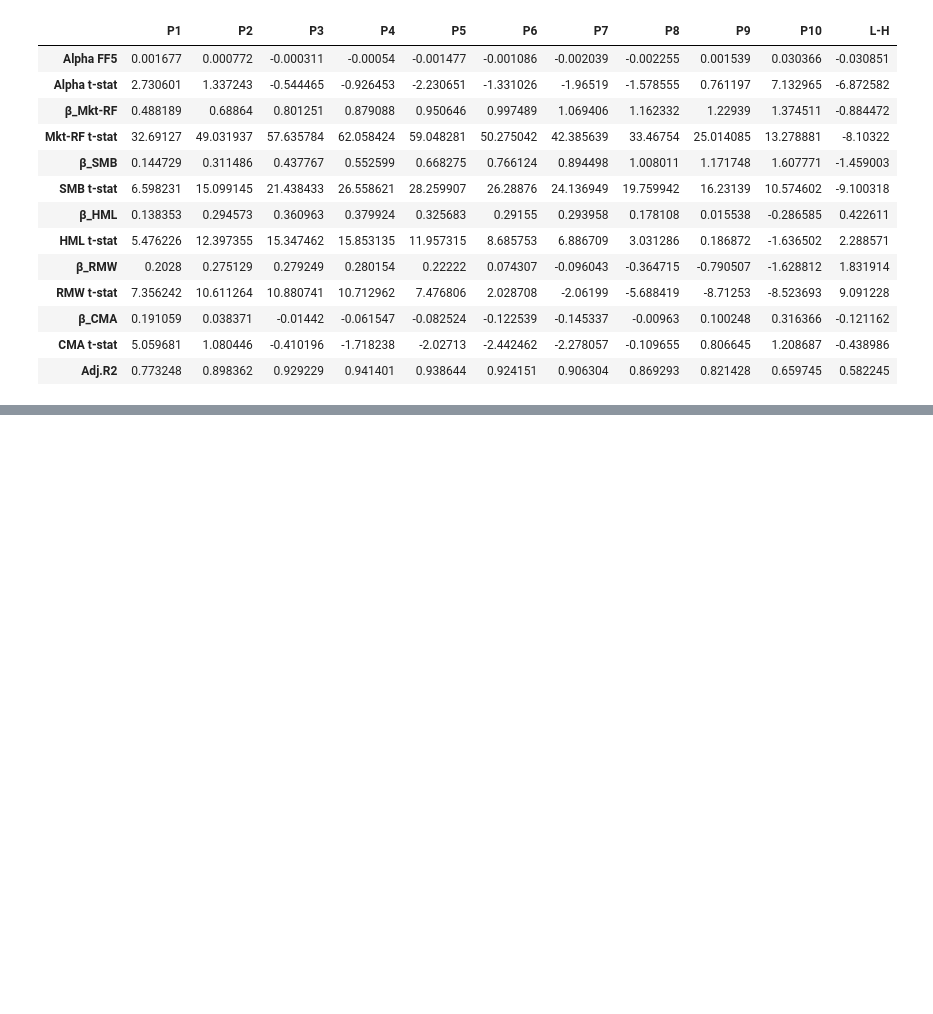
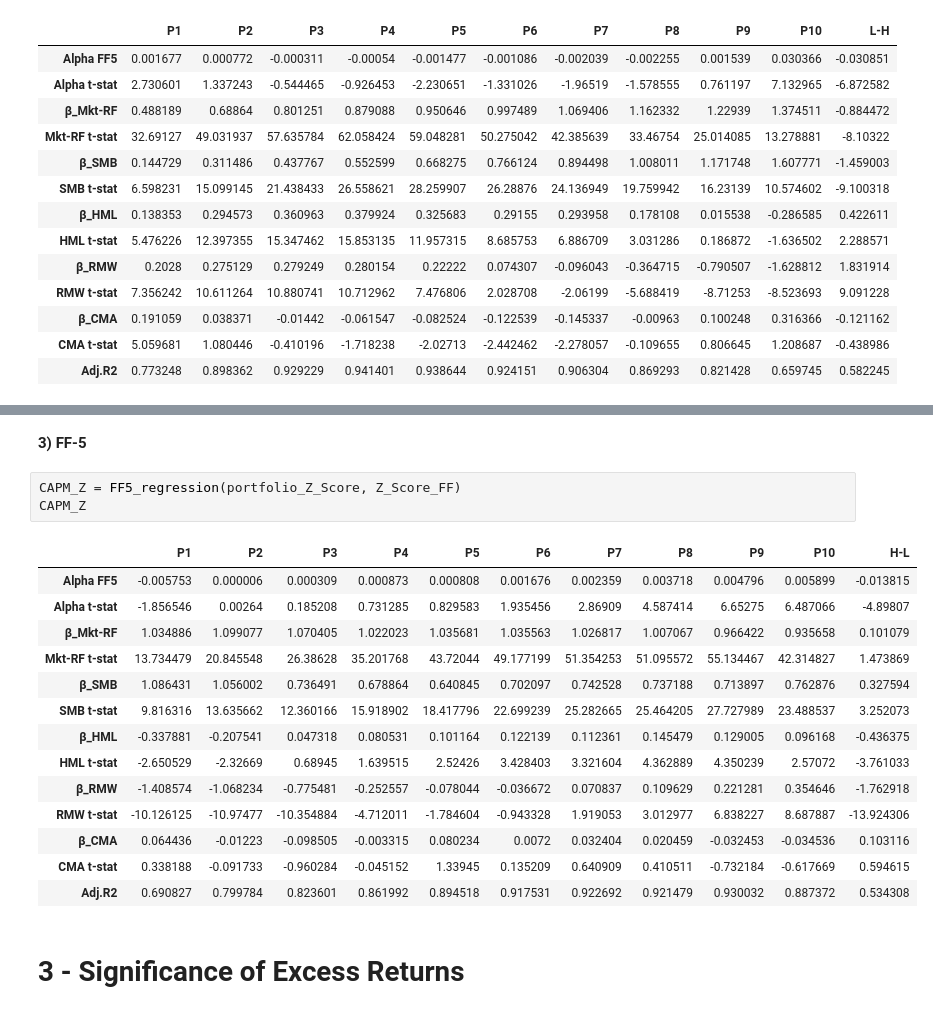
Before and after one commit to Berga20/AdvInv-Project, a Jupyter notebook: Coding_equallyweighted.ipynb, the cells around one changed output, grey strips where cells are left out. Drawn from its saved outputs; the diff is of its cells as text; blank space fills up the shorter version.

```diff
--- a/Coding_equallyweighted.ipynb
+++ b/Coding_equallyweighted.ipynb
@@ -1029,0 +1283,22 @@ FF5_LOWVOL
+# %% [markdown]
+**3) FF-5**
+# %%
+CAPM_Z = FF5_regression(portfolio_Z_Score, Z_Score_FF)
+CAPM_Z
+# %% [output]
+|  | P1 | P2 | P3 | P4 | P5 | P6 | P7 | P8 | P9 | P10 | H-L |
+| Alpha FF5 | -0.005753 | 0.000006 | 0.000309 | 0.000873 | 0.000808 | 0.001676 | 0.002359 | 0.003718 | 0.004796 | 0.005899 | -0.013815 |
+| Alpha t-stat | -1.856546 | 0.00264 | 0.185208 | 0.731285 | 0.829583 | 1.935456 | 2.86909 | 4.587414 | 6.65275 | 6.487066 | -4.89807 |
+| β_Mkt-RF | 1.034886 | 1.099077 | 1.070405 | 1.022023 | 1.035681 | 1.035563 | 1.026817 | 1.007067 | 0.966422 | 0.935658 | 0.101079 |
+| Mkt-RF t-stat | 13.734479 | 20.845548 | 26.38628 | 35.201768 | 43.72044 | 49.177199 | 51.354253 | 51.095572 | 55.134467 | 42.314827 | 1.473869 |
+| β_SMB | 1.086431 | 1.056002 | 0.736491 | 0.678864 | 0.640845 | 0.702097 | 0.742528 | 0.737188 | 0.713897 | 0.762876 | 0.327594 |
+| SMB t-stat | 9.816316 | 13.635662 | 12.360166 | 15.918902 | 18.417796 | 22.699239 | 25.282665 | 25.464205 | 27.727989 | 23.488537 | 3.252073 |
+| β_HML | -0.337881 | -0.207541 | 0.047318 | 0.080531 | 0.101164 | 0.122139 | 0.112361 | 0.145479 | 0.129005 | 0.096168 | -0.436375 |
+| HML t-stat | -2.650529 | -2.32669 | 0.68945 | 1.639515 | 2.52426 | 3.428403 | 3.321604 | 4.362889 | 4.350239 | 2.57072 | -3.761033 |
+| β_RMW | -1.408574 | -1.068234 | -0.775481 | -0.252557 | -0.078044 | -0.036672 | 0.070837 | 0.109629 | 0.221281 | 0.354646 | -1.762918 |
+| RMW t-stat | -10.126125 | -10.97477 | -10.354884 | -4.712011 | -1.784604 | -0.943328 | 1.919053 | 3.012977 | 6.838227 | 8.687887 | -13.924306 |
+| β_CMA | 0.064436 | -0.01223 | -0.098505 | -0.003315 | 0.080234 | 0.0072 | 0.032404 | 0.020459 | -0.032453 | -0.034536 | 0.103116 |
+| CMA t-stat | 0.338188 | -0.091733 | -0.960284 | -0.045152 | 1.33945 | 0.135209 | 0.640909 | 0.410511 | -0.732184 | -0.617669 | 0.594615 |
+| Adj.R2 | 0.690827 | 0.799784 | 0.823601 | 0.861992 | 0.894518 | 0.917531 | 0.922692 | 0.921479 | 0.930032 | 0.887372 | 0.534308 |
+# %% [markdown]
+# 3 - Significance of Excess Returns
```
Also changed, not shown: parts of 62 cells of this notebook, 1 other file.
